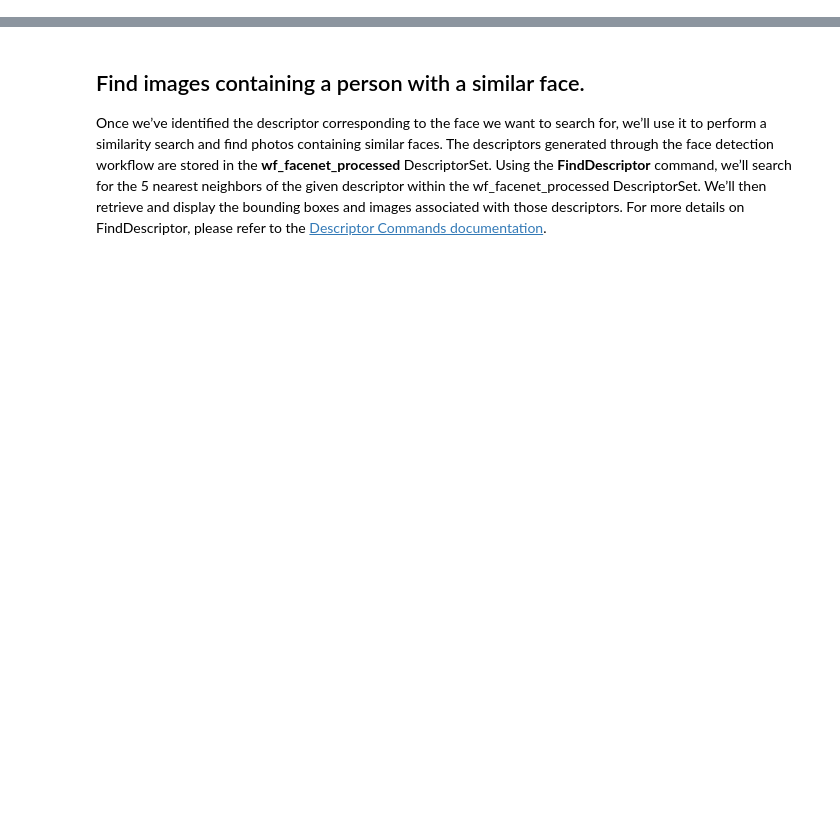
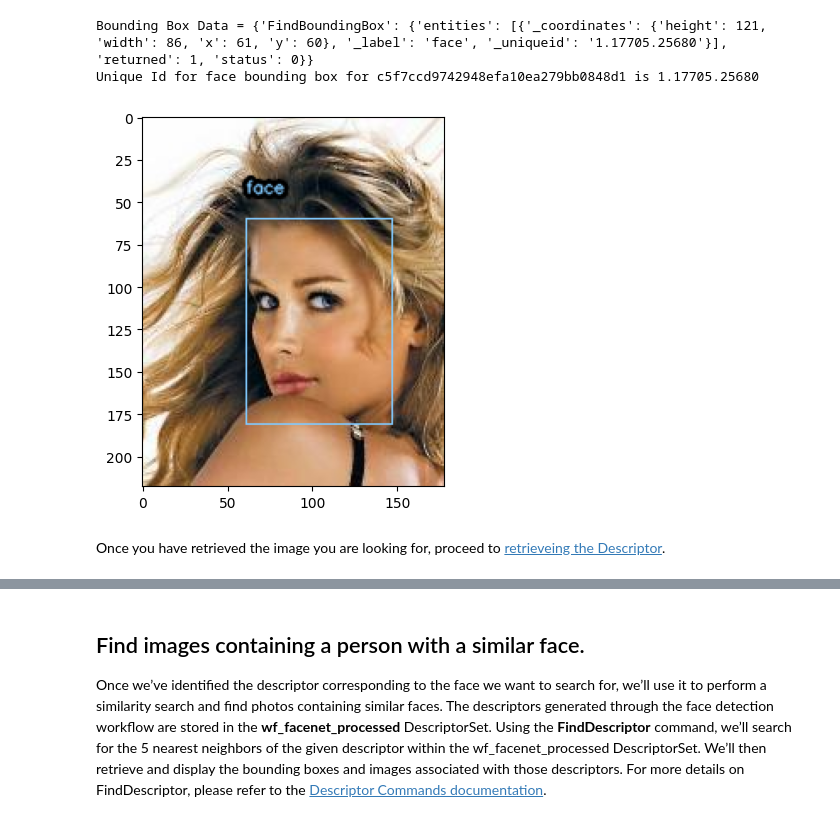
Before and after one commit to aperture-data/workflows, a Jupyter notebook: apps/jupyterlab/app/notebooks/facedetection.ipynb, the cells around one changed output, grey strips where cells are left out. Saved outputs shown, nothing was run; the diff lists cells and outputs as text; code cells hidden in the pictures; blank space fills up the shorter version.

```diff
--- a/apps/jupyterlab/app/notebooks/facedetection.ipynb
+++ b/apps/jupyterlab/app/notebooks/facedetection.ipynb
@@ -41,0 +14,17 @@ print(response)
+# %%
+# set your aperturedb key here:
+# See https://docs.aperturedata.io/Setup/client/adb for more information
+WORKFLOW_APERTUREDB_KEY="WzEsMSwid2YtdGVzdDQtaGV6eHIweGQuZmFybTAwMDQuY2xvdWQuYXBlcnR1cmVkYXRhLmRldiIsImxENkxOYlc0TlJaRzducEQ4ajZ6S0FBWjYwSXRPOW9ONkp1Il0="
+
+from aperturedb.CommonLibrary import create_connector, execute_query
+from aperturedb.NotebookHelpers import display as display_images
+from aperturedb.Images import Images
+
+client = create_connector(key=WORKFLOW_APERTUREDB_KEY)
+
+# If you wish to explicitly use the Connector class, you can do so like this:
+#from aperturedb import Connector as Connector
+#client = Connector.Connector(host="<YOUR_HOST_NAME_HERE>", user="<YOUR_USERNAME_HERE>", password="<YOUR_PASSWORD_HERE>")
+
+response, _ = client.query([{"GetStatus": {}}])
+print(response)
@@ -41,0 +59,43 @@ print(response)
+# %%
+ADB_IMAGE_ID_VALUE="c5f7ccd9742948efa10ea279bb0848d1"
+display_limit = 5
+query = [ {
+        "FindImage": {
+            "_ref": 1,
+            "blobs": True,
+            "constraints": {
+                "adb_image_id" : ["==", ADB_IMAGE_ID_VALUE]
+            },
+            "results": {
+                "all_properties": True
+            }
+        }
+    }, {
+        "FindBoundingBox": {
+             "is_connected_to": {
+                "ref": 1
+            },
+            "with_label": "face",
+            "labels": True,
+            "coordinates": True,
+            "uniqueids": True
+        }
+    }
+   ]
+
+bbox_uniqueid = None
+response, blobs = client.query(query)
+print(f"Bounding Box Data = {response[1]}")
+if isinstance(response,list) and response[0]["FindImage"]["returned"] > 0:
+   imgs = Images(client, batch_size= display_limit, response=response[0]["FindImage"]["entities"])
+   imgs.display( show_bboxes= True)
+   bbox_uniqueid = response[1]["FindBoundingBox"]["entities"][0]["_uniqueid"]
+   print(f"Unique Id for face bounding box for {ADB_IMAGE_ID_VALUE} is {bbox_uniqueid}")
+else:
+    print("No Images returned")
+# %% [output]
+Bounding Box Data = {'FindBoundingBox': {'entities': [{'_coordinates': {'height': 121, 'width': 86, 'x': 61, 'y': 60}, '_label': 'face', '_uniqueid': '1.17705.25680'}], 'returned': 1, 'status': 0}}
+Unique Id for face bounding box for c5f7ccd9742948efa10ea279bb0848d1 is 1.17705.25680
+[figure, added]
+# %% [markdown]
+Once you have retrieved the image you are looking for, proceed to [retrieveing the Descriptor](#retrieve-descriptor).
```
Also changed, not shown: parts of 18 cells of this notebook.
